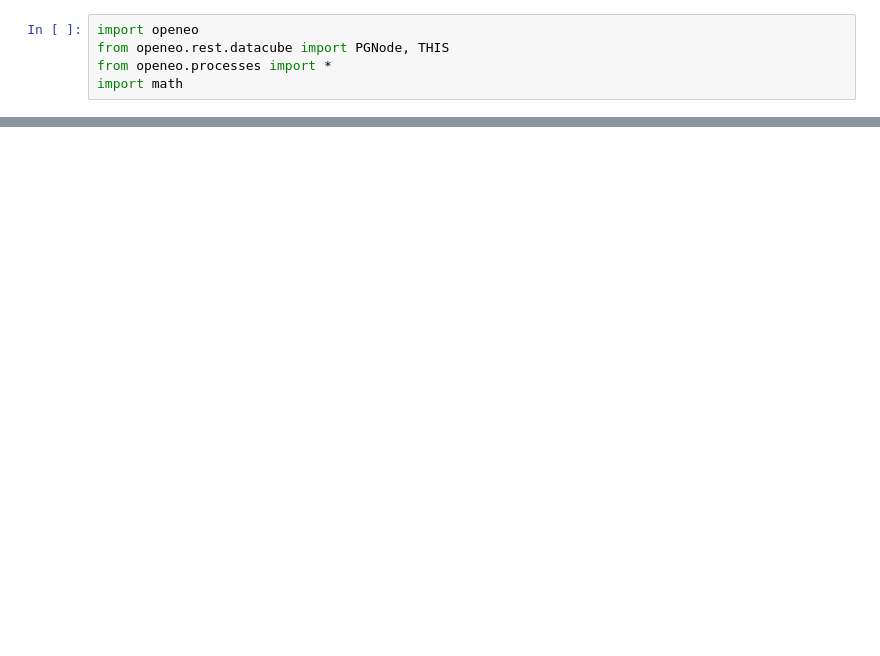
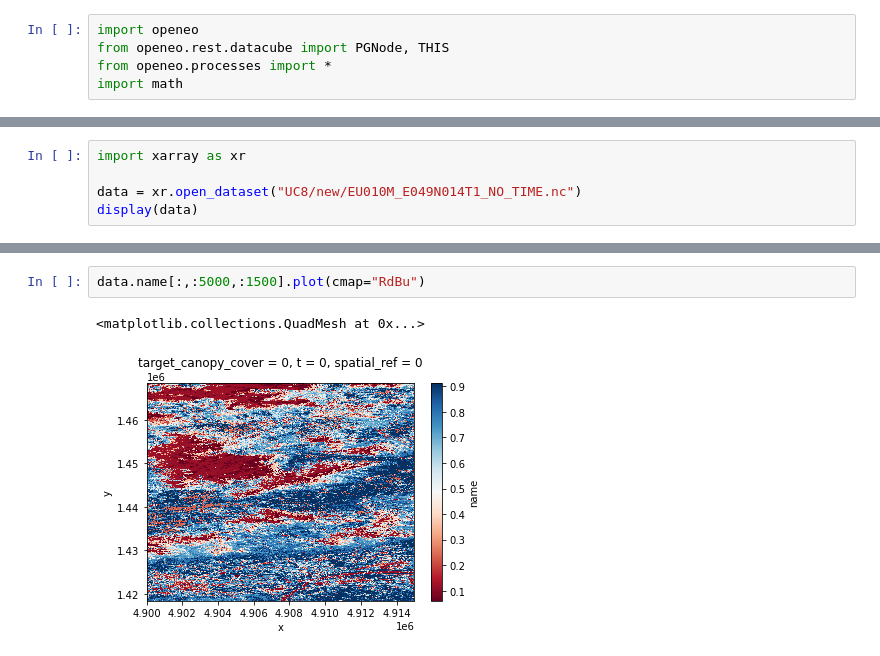
Before and after one commit to eodcgmbh/openeo-examples, a Jupyter notebook: UCs/UC8.ipynb, the cells around one changed output, grey strips where cells are left out. Drawn from its saved outputs; the diff is of its cells as text; blank space fills up the shorter version.

```diff
--- a/UCs/UC8.ipynb
+++ b/UCs/UC8.ipynb
@@ -107,0 +122,5 @@ job.get_results().download_files("./UC8/")
+# %%
+import xarray as xr
+
+data = xr.open_dataset("UC8/new/EU010M_E049N014T1_NO_TIME.nc")
+display(data)
@@ -107,0 +138,5 @@ job.get_results().download_files("./UC8/")
+# %%
+data.name[:,:5000,:1500].plot(cmap="RdBu")
+# %% [output]
+<matplotlib.collections.QuadMesh at 0x...>
+[figure, added]
```
Also changed, not shown: parts of 16 cells of this notebook.
